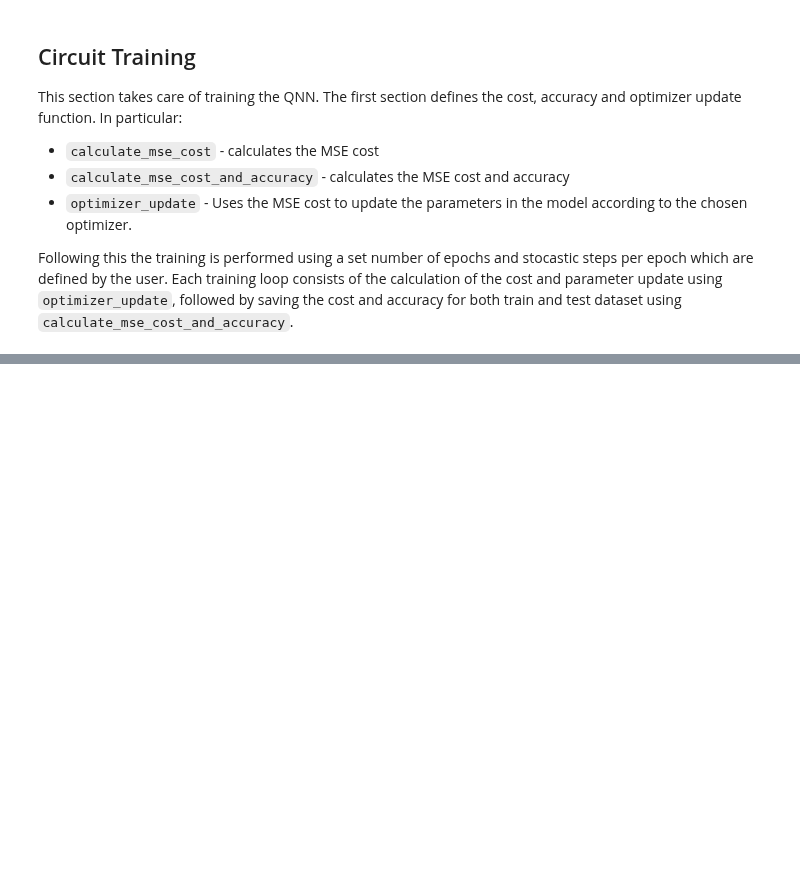
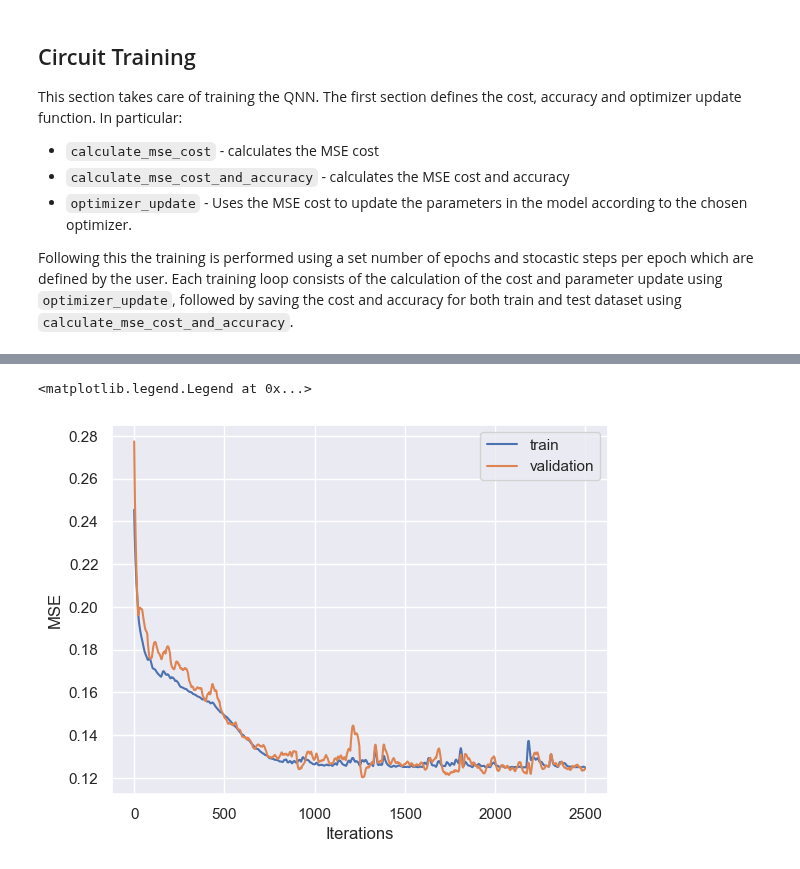
Before and after one commit to fran-scala/QuHack4IA_VQNN-track, a Jupyter notebook: model/VQNN_CCS.ipynb, the cells around one changed output, grey strips where cells are left out. Cells and saved outputs as stored; diff of their text form; code cells hidden in the pictures; blank space fills up the shorter version.

```diff
--- a/model/VQNN_CCS.ipynb
+++ b/model/VQNN_CCS.ipynb
@@ -285,0 +307,9 @@ layers:5, p:1, epoch 799/800 --- Train cost: 0.14238837 --- Test cost: 0.4890583
+# %%
+plt.plot(costs, label='train' )
+plt.plot(val_costs, label='validation')
+plt.xlabel('Iterations')
+plt.ylabel('MSE')
+plt.legend()
+# %% [output]
+<matplotlib.legend.Legend at 0x...>
+[figure, added]
```
Also changed, not shown: parts of 18 cells of this notebook.
